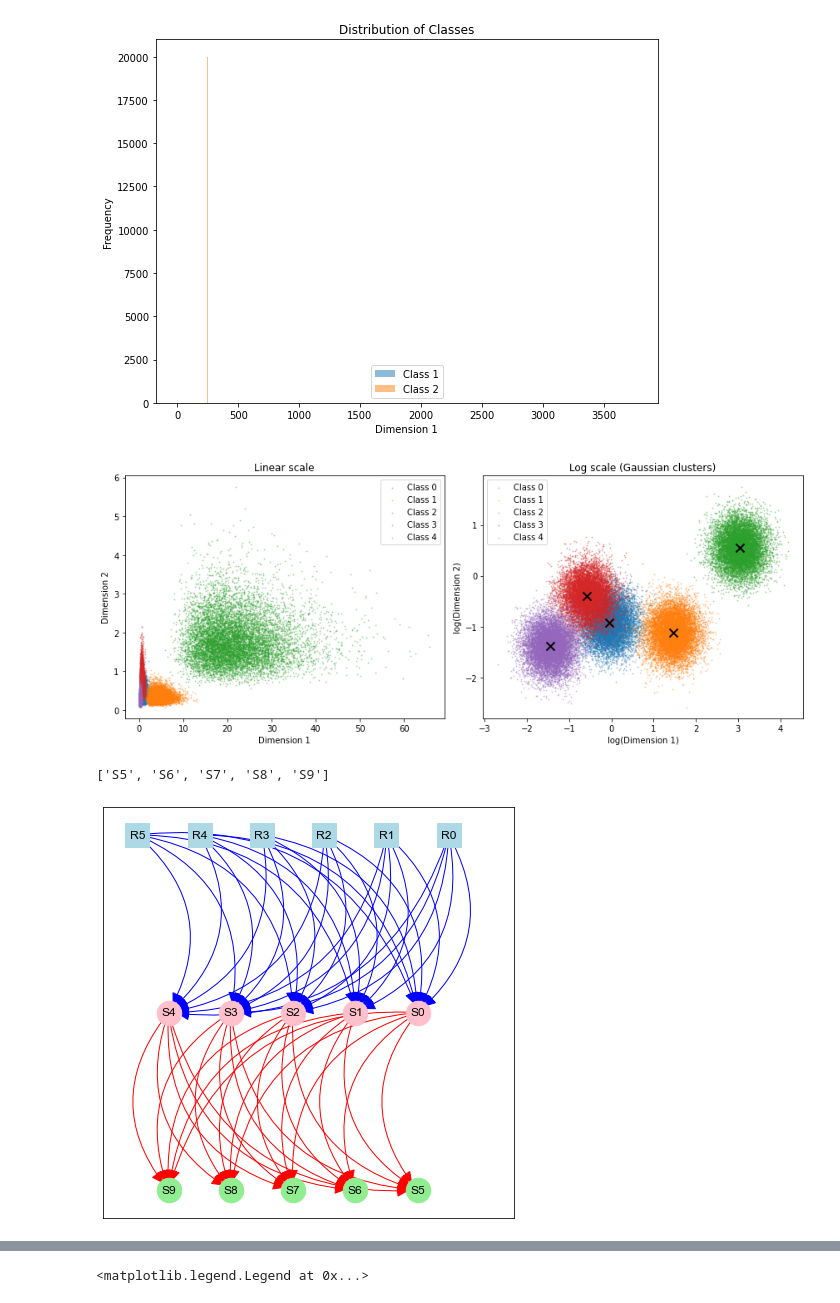
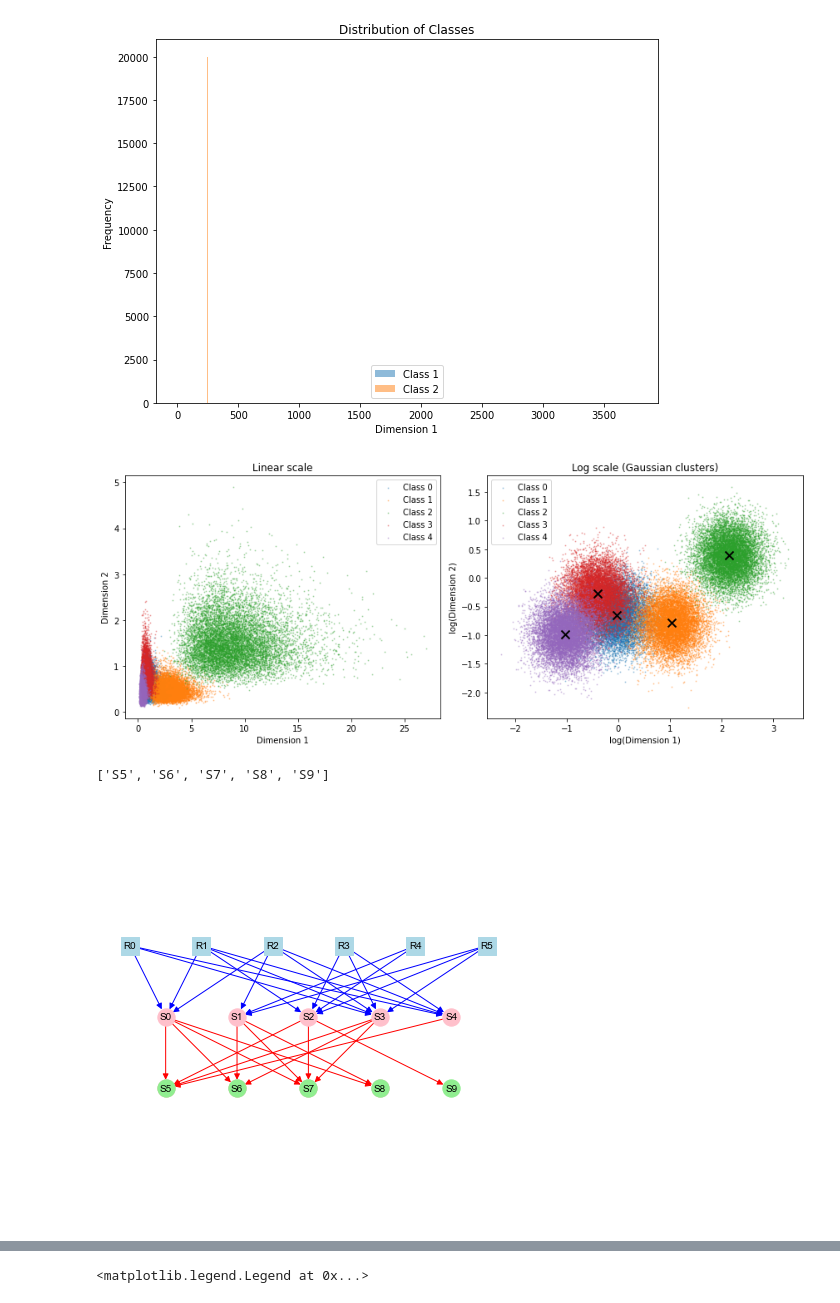
Before and after one commit to csfloyd/GlycanAnalysis, a Jupyter notebook: Python/training_signaling_networks.ipynb, the cells around one changed output, grey strips where cells are left out. Drawn from its saved outputs; the diff is of its cells as text; code cells hidden in the pictures.

```diff
--- a/Python/training_signaling_networks.ipynb
+++ b/Python/training_signaling_networks.ipynb
@@ -379,7 +379,7 @@ def project_data_list(data_list, d):
 
 n_classes = 5
 input_dim = 10
-center_variance = 20.0
+center_variance = 10.0
 log_variance = 1
 proj_dim = 6
 NR = proj_dim
@@ -427,7 +427,7 @@ plt.legend()
 plt.tight_layout()
 plt.show()
 # %% [output]
-[figure, old version]
+[figure, new version]
 # %%
 from CRNs import *
 import numpy as np
@@ -447,36 +447,46 @@ import time
 NS_vec = [5,n_classes]
 NS = sum(NS_vec)
 input_nodes = [f'R{i}' for i in range(NR)]
 target_nodes = [f'S{NS - n_classes + i}' for i in range(n_classes)]
 print(target_nodes)
 p_r = 0.0
 
-species_names, reaction_strings, L, adjacency_matrix, input_substrates_list = generate_layered_feedforward_signaling_network(NR, NS_vec, p_r, include_reverse=False, include_uncatalyzed=True)
+species_names, reaction_strings, L, adjacency_matrix, input_substrates_list = generate_layered_feedforward_signaling_network(NR, NS_vec, p_r, p_f = 0.6, include_reverse=False, include_uncatalyzed=True)
+
+# expand reactions
+# species_names, reaction_strings, L = expand_catalyzed_reactions(species_names, reaction_strings, L)
+
 target_node_idxs = [species_names.index(node) for node in target_nodes]
 
-visualize_dag_signaling_network(adjacency_matrix, input_substrates_list, NR, NS, num_outs=NS_vec[-1])
+visualize_dag_signaling_network(adjacency_matrix, input_substrates_list, NR, NS, node_size=300,
+    arrow_size=12,
+    font_size=10,
+    rad = 0,
+    num_outputs = 5,
+    flip_horizontal = True
+)
 G = get_digraph_from_adjacency_matrix(adjacency_matrix, input_substrates_list, NR, NS)
 n_paths = count_simple_paths(G, f'R0', f'S{NS-1}')
 
 
 r_n = ReactionNetwork.from_reaction_strings(
     reaction_strings=reaction_strings,
     L=L,
     seed=42,
     species_names=species_names,
     force_reverse=True
 )
 
 # 1. Create the simulator
 sim = ReactionNetworkSimulator(r_n)
 symbolic_rhs, species, rates = sim.get_symbolic_rhs()
 reduced_rhs, remaining_syms, const_syms, rate_syms = sim.get_symbolic_reduced_rhs()
 dR_dC, dR_dC_func, dR_dl, dR_dl_func, dR_dk, dR_dk_func, remaining_syms = sim.get_first_order_derivatives()
 sim.solve_conservation_laws()
 rates_orig = np.array([r_n.reactions[r_idx][2] for r_idx in range(len(r_n.reactions))])
 # %% [output]
 ['S5', 'S6', 'S7', 'S8', 'S9']
-[figure, old version]
+[figure, new version]
 # %%
 import numpy as np
 from CRNs.training import GraphComputation, CRNModel, UnifiedTrainer, run_training_crn, plot_training_diagnostics
```
Also changed, not shown: parts of 13 cells of this notebook, 12 other files.
